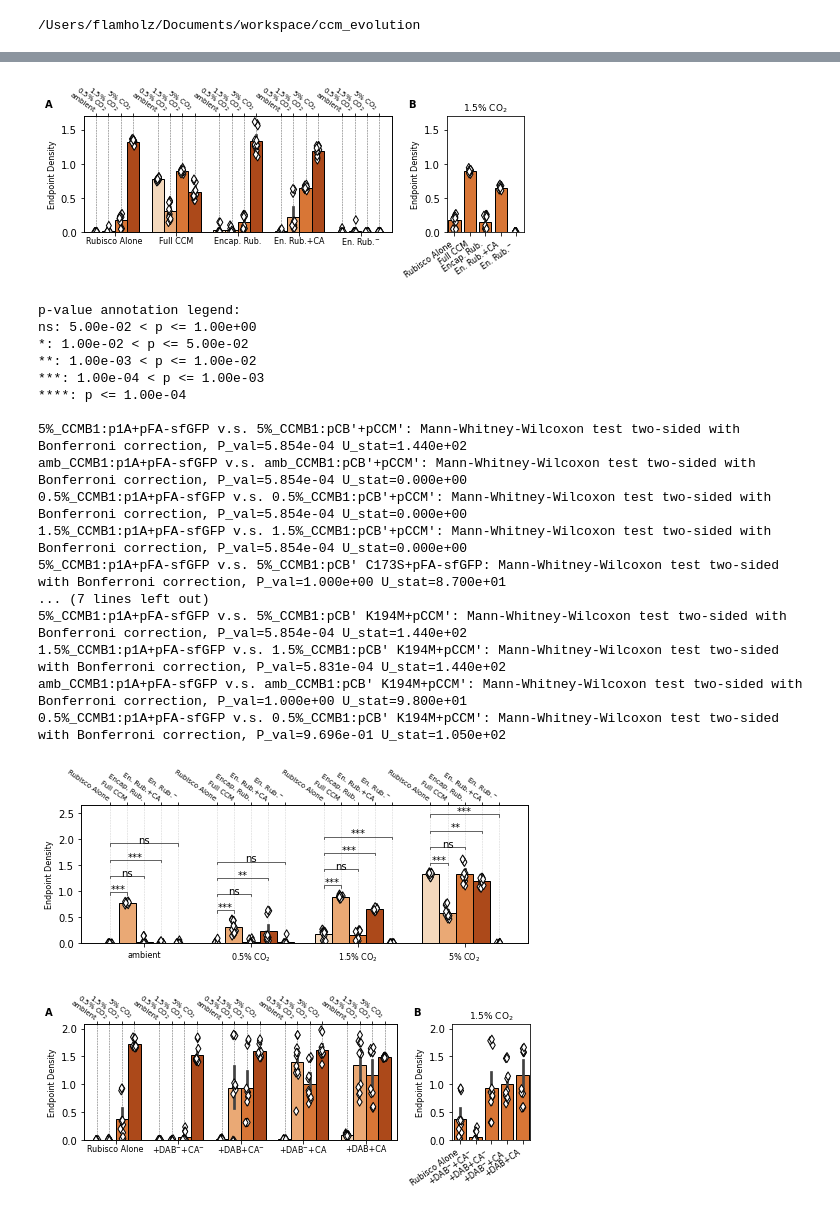
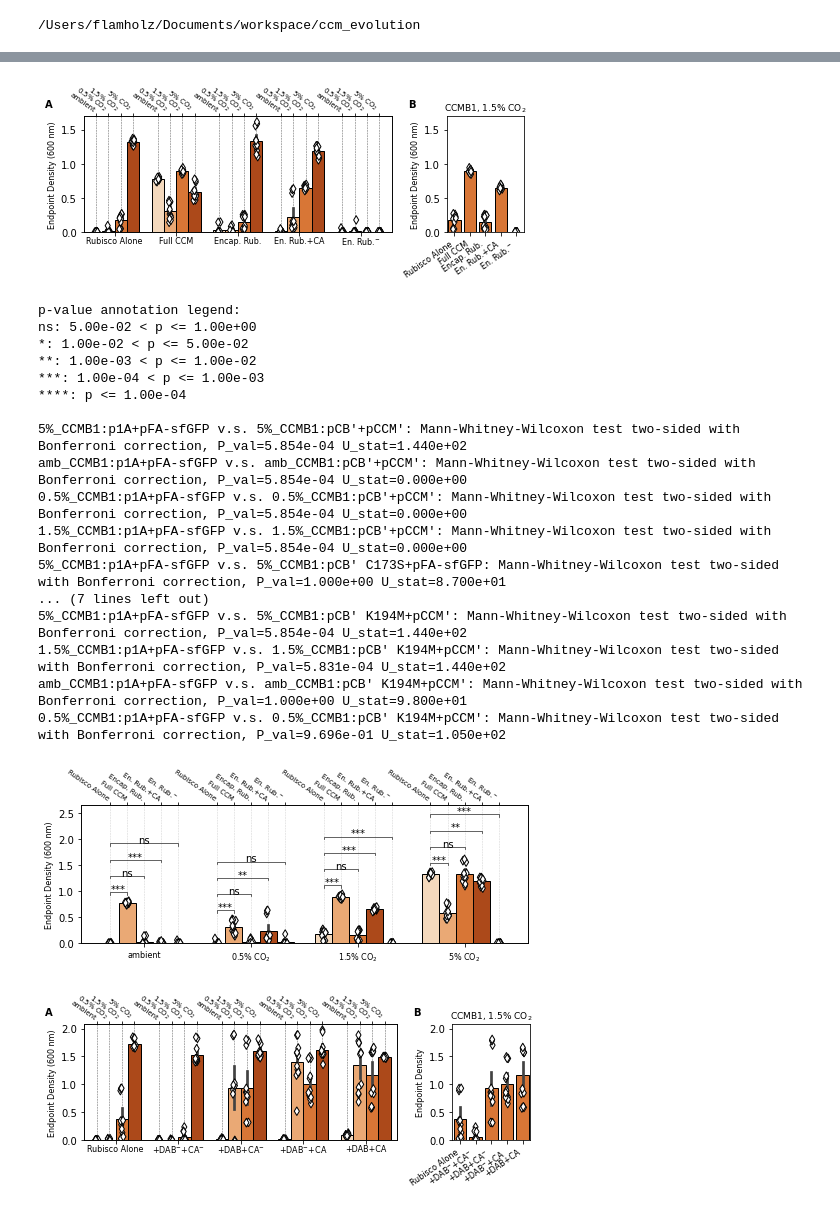
Before and after one commit to flamholz/ccm_evolution, a Jupyter notebook: notebooks/Figs3_4_6_CCMB1.ipynb, the cells around one changed output, grey strips where cells are left out. Cells and saved outputs as stored; diff of their text form; code cells hidden in the pictures.

```diff
--- a/notebooks/Figs3_4_6_CCMB1.ipynb
+++ b/notebooks/Figs3_4_6_CCMB1.ipynb
@@ -15,6 +15,22 @@ from autotroph_model import AutotrophModel
 from matplotlib import pyplot as plt
 from mpl_toolkits.axes_grid1.inset_locator import inset_axes
 from statannot import add_stat_annotation
+# %%
+def blank_timeseries_df(df):
+    # Find the blank columns, calculate the mean blank value
+    columns = df.columns
+    blank_cols = [c for c in columns if c.lower().startswith('blank')]
+    blank_val = df[blank_cols].mean().mean()
+
+    # Make a copy of the DF and subtract the blank off the per-well values
+    # NOTE: the first few columns include metadata like temp and time.
+    blanked_df = df.copy()
+    blanked_df[blanked_df.columns[4:]] -= blank_val
+
+    return blanked_df
+
+def blank_all_dfs(dfs):
+    return [blank_timeseries_df(d) for d in dfs]
 # %%
 # Load data investigating effects of encapsulation
 df_amb = pd.read_csv('data/Ecoli_CCMB1/EJD_2020_encapsulation_timecourses/090720_ED_OD600_ambientCO2.csv')
@@ -23,4 +39,9 @@ df_1pt5pct = pd.read_csv('data/Ecoli_CCMB1/EJD_2020_encapsulation_timecourses/09
 df_5pct = pd.read_csv('data/Ecoli_CCMB1/EJD_2020_encapsulation_timecourses/072720_ED_OD600_5pctCO2.csv')
 
 co2_dfs_encap = [df_amb, df_pt5pct, df_1pt5pct, df_5pct]
+co2_dfs_encap_blanked = blank_all_dfs(co2_dfs_encap)
 co2_conds = 'amb,0.5%,1.5%,5%'.split(',')
+
+for co2, df in zip(co2_conds, co2_dfs_encap):
+    max_th = df.time_s.max() / 60 /60
+    print('{0}: {1:.1f} hrs'.format(co2, max_th))
@@ -182,5 +217,5 @@ futcyc_endpoint_df
 # %%
-# Encapsulation figure
+# Main text encapsulation figure, Fig. 3
 fig, axs = plt.subplots(figsize=(7,3), ncols=2, gridspec_kw=dict(width_ratios=[4,1]))
 
 # Left panel - co2 dependence of growth for all strains.
@@ -211,7 +246,7 @@ plt.xticks(xlocs, titles_encap, fontsize=8, ha='center', va='center')
 plt.tick_params(axis='x', which='major', pad=5)
 plt.xlabel('')
 plt.ylim(0, ylim[1])
-plt.ylabel('Endpoint Density', fontsize=8)
+plt.ylabel('Endpoint Density (600 nm)', fontsize=8)
 plt.legend().set_visible(False)
 
 axs[0].text(-0.1, 1.15, 'A', transform=axs[0].transAxes,
@@ -225,36 +260,38 @@ for xpos in xticks:
 
 axT = plt.gca().twiny()
 plt.sca(axT)
 plt.xlim(xlim)
 plt.xticks(xticks, xtick_str, ha='right', rotation=-35, fontsize=7)
 plt.tick_params(pad=0)
 
 plt.sca(axs[1])
 
 mask = encap_endpoint_df['CO2'] == '1.5%'
 sub_df = encap_endpoint_df[mask]
 sns.barplot(data=sub_df,
             x='strain', y='endpoint_OD',
             order=strain_names_encap,
             dodge=0.25, edgecolor='k', color=oranges[2])
 sns.stripplot(data=sub_df,
               x='strain', y='endpoint_OD',
               order=strain_names_encap, dodge=0.25,
               size=6, marker='d', edgecolor='k', linewidth=1, palette=strip_pal)
 
 axs[1].text(-0.4, 1.15, 'B', transform=axs[1].transAxes,
       fontsize=10, fontweight='bold', va='top', ha='right')
-plt.title('1.5% CO$_2$', fontsize=9)
+plt.title('CCMB1, 1.5% CO$_2$', fontsize=9)
 plt.xticks(xlocs, titles_encap, fontsize=8, ha='right', rotation=35)
 plt.ylim(0, ylim[1])
 plt.xlabel('')
-plt.ylabel('Endpoint Density', fontsize=8)
+plt.ylabel('Endpoint Density (600 nm)', fontsize=8)
 
 plt.tight_layout()
 plt.savefig('figures/fig3/fig3_encapsulation.png', dpi=600, facecolor='w')
+plt.savefig('figures/fig3/fig3_encapsulation.pdf', dpi=600, facecolor='w')
+
 plt.show()
 # %% [output]
-[figure, old version]
+[figure, new version]
 # %%
 # Encapsulation figure with statistical comparisons for SI
 fig, ax = plt.subplots(figsize=(7,3))
@@ -276,7 +313,7 @@ xlocs = np.arange(len(co2_ticks))
 plt.xticks(xlocs, co2_ticks, fontsize=8)
 plt.xlabel('')
 plt.ylim(0, 2.1)
-plt.ylabel('Endpoint Density', fontsize=8)
+plt.ylabel('Endpoint Density (600 nm)', fontsize=8)
 plt.legend().set_visible(False)
 
 pairs = []
@@ -308,6 +345,8 @@ plt.tick_params(pad=0)
 
 plt.tight_layout()
 plt.savefig('figures/fig3/fig3S2_stats.png', dpi=600, facecolor='w')
+plt.savefig('figures/fig3/fig3S2_stats.pdf', dpi=600, facecolor='w')
+
 plt.show()
 # %% [output]
 p-value annotation legend:
@@ -327,9 +366,9 @@ amb_CCMB1:p1A+pFA-sfGFP v.s. amb_CCMB1:pCB'+pCCM': Mann-Whitney-Wilcoxon test tw
 1.5%_CCMB1:p1A+pFA-sfGFP v.s. 1.5%_CCMB1:pCB' K194M+pCCM': Mann-Whitney-Wilcoxon test two-sided with Bonferroni correction, P_val=5.831e-04 U_stat=1.440e+02
 amb_CCMB1:p1A+pFA-sfGFP v.s. amb_CCMB1:pCB' K194M+pCCM': Mann-Whitney-Wilcoxon test two-sided with Bonferroni correction, P_val=1.000e+00 U_stat=9.800e+01
 0.5%_CCMB1:p1A+pFA-sfGFP v.s. 0.5%_CCMB1:pCB' K194M+pCCM': Mann-Whitney-Wilcoxon test two-sided with Bonferroni correction, P_val=9.696e-01 U_stat=1.050e+02
-[figure, old version]
+[figure, new version]
 # %%
-# Futile cycle figure
+# Main-text futile cycle figure, Fig. 4
 fig, axs = plt.subplots(figsize=(7,3), ncols=2, gridspec_kw=dict(width_ratios=[4,1]))
 
 plt.sca(axs[0])
@@ -359,7 +398,7 @@ plt.xticks(xlocs, titles_futcyc, fontsize=8, va='center')
 plt.tick_params(axis='x', which='major', pad=5)
 plt.xlabel('')
 plt.ylim(0, ylim[1])
-plt.ylabel('Endpoint Density', fontsize=8)
+plt.ylabel('Endpoint Density (600 nm)', fontsize=8)
 plt.yticks(np.arange(0, 2.1, 0.5))
 plt.legend().set_visible(False)
 
@@ -393,7 +432,7 @@ sns.stripplot(data=sub_df,
 
 axs[1].text(-0.4, 1.15, 'B', transform=axs[1].transAxes,
       fontsize=10, fontweight='bold', va='top', ha='right')
-plt.title('1.5% CO$_2$', fontsize=9)
+plt.title('CCMB1, 1.5% CO$_2$', fontsize=9)
 plt.xticks(xlocs, titles_futcyc, fontsize=8, ha='right', rotation=35)
 plt.ylim(0, ylim[1])
 plt.xlabel('')
@@ -401,9 +440,11 @@ plt.ylabel('Endpoint Density', fontsize=8)
 
 plt.tight_layout()
 plt.savefig('figures/fig4/fig4_futile_cycle.png', dpi=600, facecolor='w')
+plt.savefig('figures/fig4/fig4_futile_cycle.pdf', dpi=600, facecolor='w')
+
 plt.show()
 # %% [output]
-[figure, old version]
+[figure, new version]
 # %%
 # Encapsulation figure
 fig, ax = plt.subplots(figsize=(7,3))
```
Also changed, not shown: parts of 10 cells of this notebook, 6 other files.
